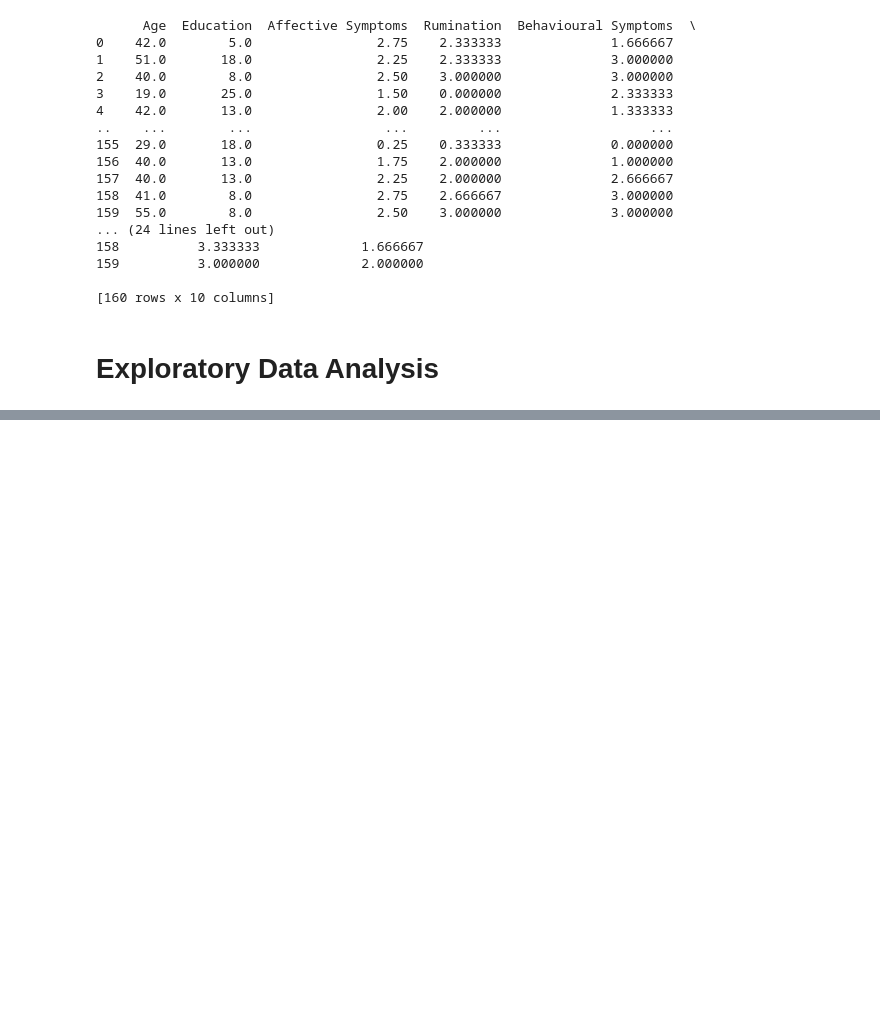
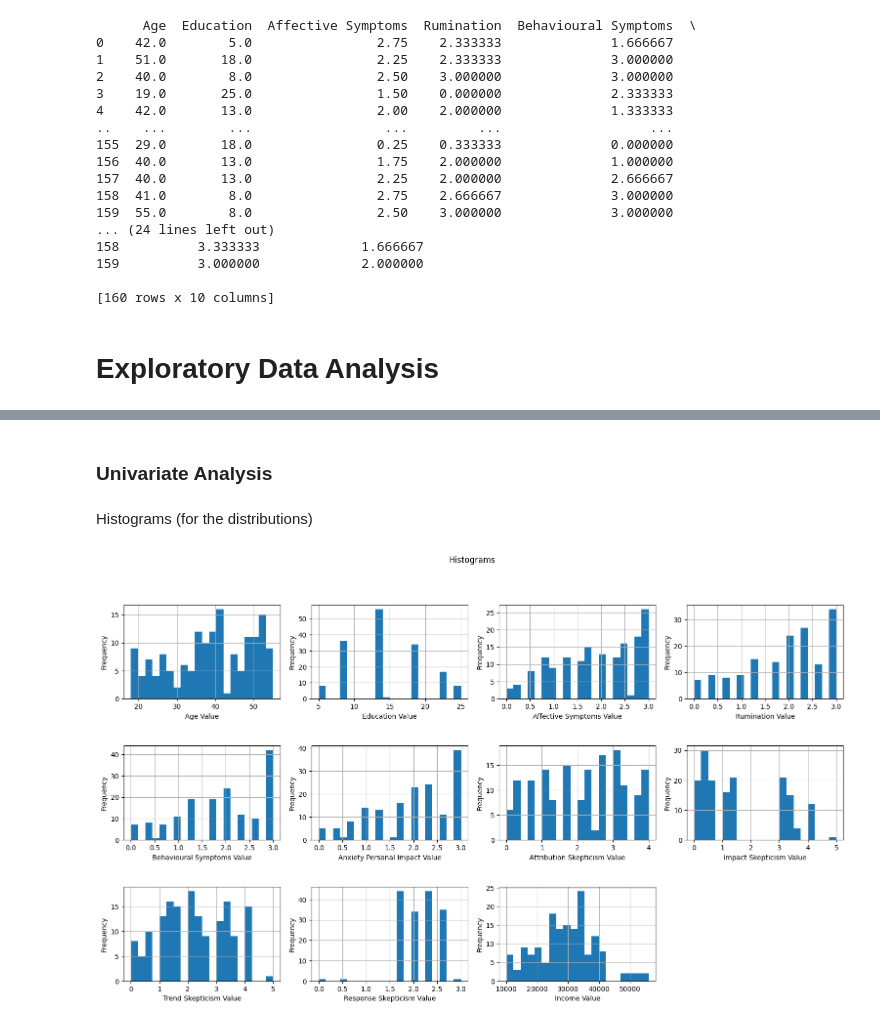
Before and after one commit to categrd/EcoCity, a Jupyter notebook: Final zip/1. Preprocessing.ipynb, the cells around one changed output, grey strips where cells are left out. Cells and saved outputs as stored; diff of their text form; code cells hidden in the pictures; blank space fills up the shorter version.

```diff
--- a/Final zip/1. Preprocessing.ipynb
+++ b/Final zip/1. Preprocessing.ipynb
@@ -173,0 +189,22 @@ final_df.to_csv('final_df.csv')
+# %% [markdown]
+### Univariate Analysis
+# %% [markdown]
+Histograms (for the distributions)
+# %%
+boolean_columns = final_df.select_dtypes(include='bool').columns
+final_df = final_df.drop(columns=boolean_columns)
+
+fig, axes = plt.subplots(3, 4, figsize=(19, 10), gridspec_kw={'hspace': 0.5})
+
+for feature, ax in zip(final_df.columns, axes.flatten()):
+    ax.hist(final_df[feature], bins=20)
+    ax.set(xlabel=f"{feature} Value", ylabel="Frequency")
+    ax.grid(True)
+
+for j in range(len(final_df.columns), 3*4):
+    fig.delaxes(axes.flatten()[j])
+
+plt.suptitle("Histograms")
+plt.show()
+# %% [output]
+[figure, added]
```
Also changed, not shown: parts of 10 cells of this notebook.
